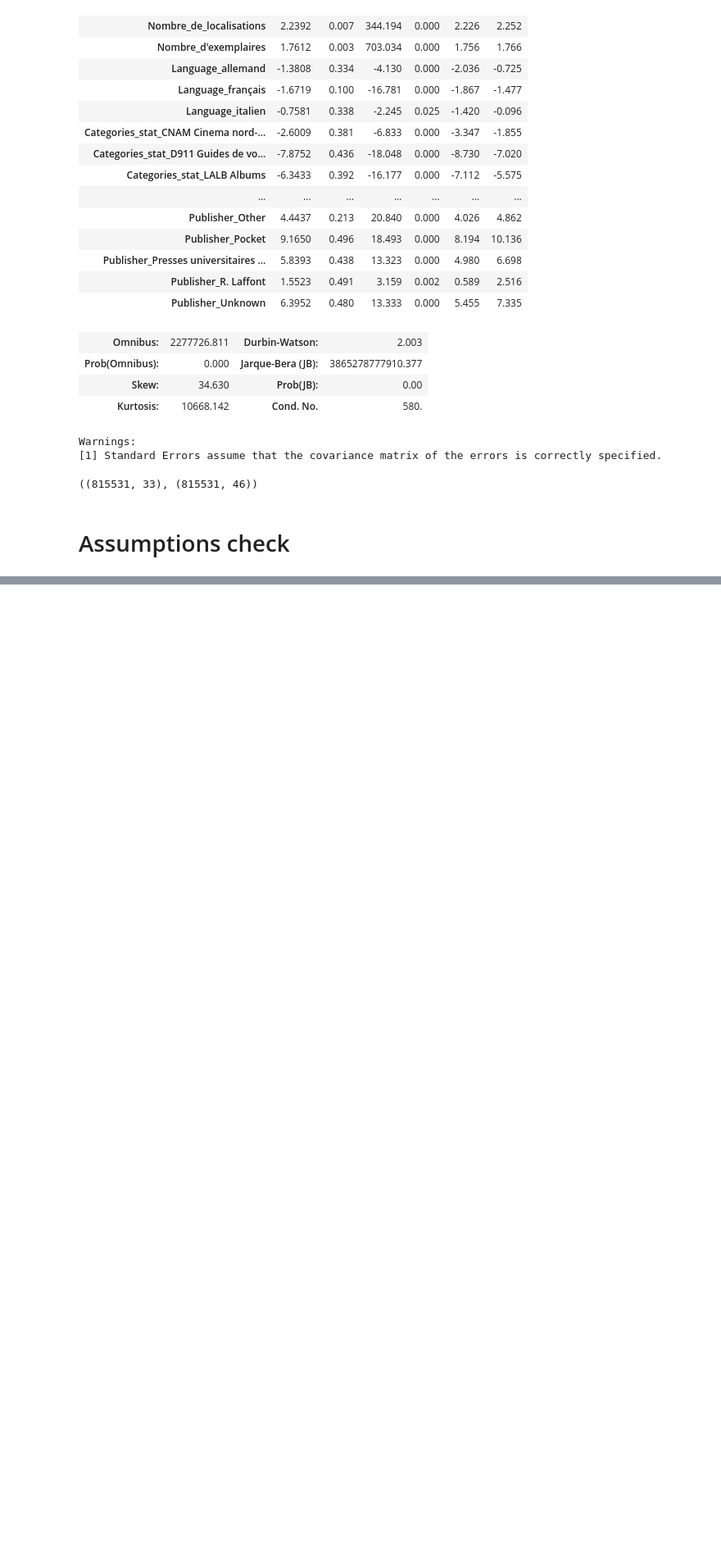
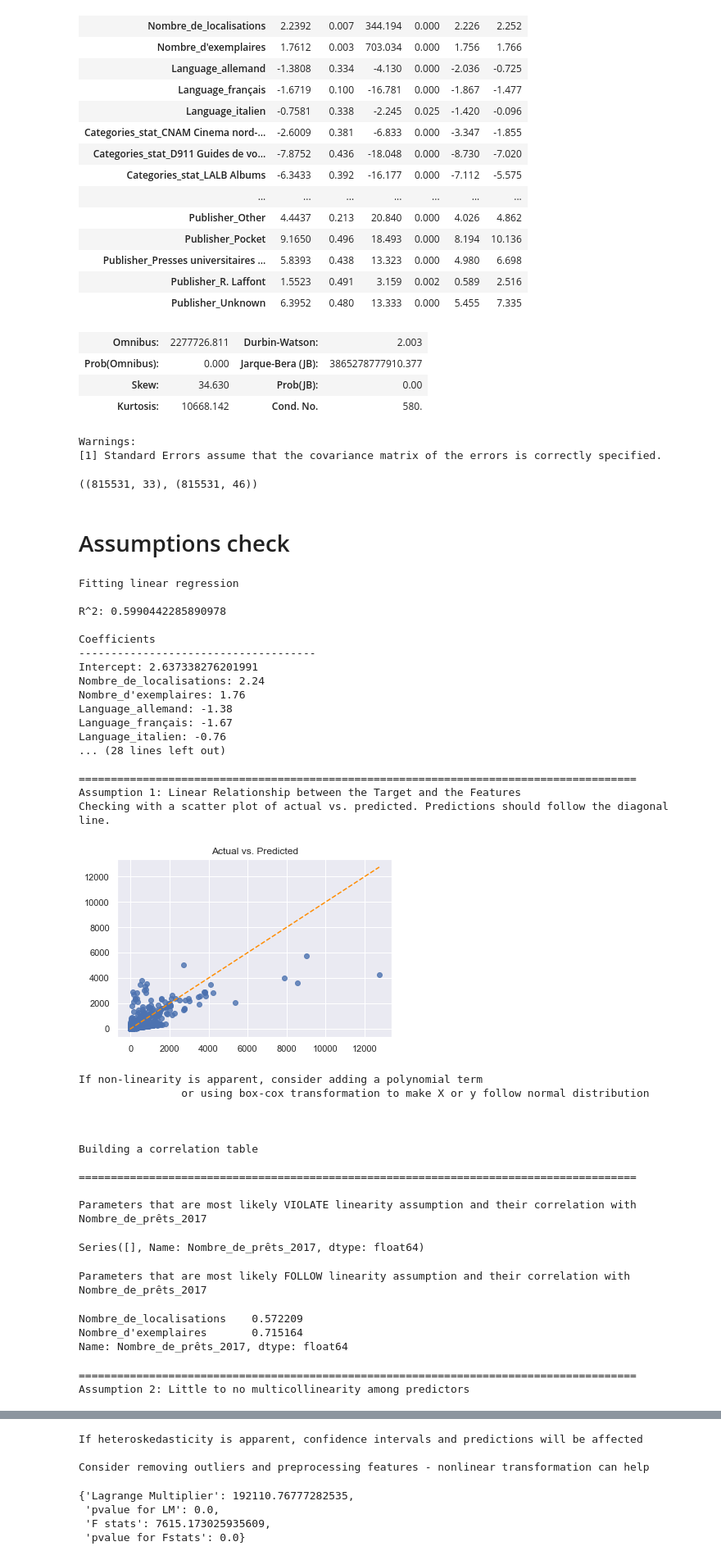
Before and after one commit to srosamont/Projects_Ironhack, a Jupyter notebook: Book_loan/Book_Loan_Cleaning.ipynb, the cells around one changed output, grey strips where cells are left out. Shown at 82% size. Cells and saved outputs as stored; diff of their text form; code cells hidden in the pictures; blank space fills up the shorter version.

Commit message:
Modelling and assumption tests

```diff
--- a/Book_loan/Book_Loan_Cleaning.ipynb
+++ b/Book_loan/Book_Loan_Cleaning.ipynb
@@ -1071,3 +1405,43 @@ X.shape,df1.shape
 ((815531, 33), (815531, 46))
 # %% [markdown]
 # Assumptions check
+# %%
+tester=Assumption_Tester_OLS(X,y)
+# %%
+tester.run_all()
+# %% [output]
+Fitting linear regression
+
+R^2: 0.5990442285890978
+
+Coefficients
+-------------------------------------
+Intercept: 2.637338276201991
+Nombre_de_localisations: 2.24
+Nombre_d'exemplaires: 1.76
+Language_allemand: -1.38
+Language_français: -1.67
+Language_italien: -0.76
+... (28 lines left out)
+
+=======================================================================================
+Assumption 1: Linear Relationship between the Target and the Features
+Checking with a scatter plot of actual vs. predicted. Predictions should follow the diagonal line.
+[figure, added]
+If non-linearity is apparent, consider adding a polynomial term
+                or using box-cox transformation to make X or y follow normal distribution
+
+
+
+Building a correlation table
+
+=======================================================================================
+
+Parameters that are most likely VIOLATE linearity assumption and their correlation with Nombre_de_prêts_2017
+Series([], Name: Nombre_de_prêts_2017, dtype: float64)
+Parameters that are most likely FOLLOW linearity assumption and their correlation with Nombre_de_prêts_2017
+Nombre_de_localisations    0.572209
+Nombre_d'exemplaires       0.715164
+Name: Nombre_de_prêts_2017, dtype: float64
+=======================================================================================
+Assumption 2: Little to no multicollinearity among predictors
@@ -1073,0 +1467,7 @@ X.shape,df1.shape
+If heteroskedasticity is apparent, confidence intervals and predictions will be affected
+
+Consider removing outliers and preprocessing features - nonlinear transformation can help
+{'Lagrange Multiplier': 192110.76777282535,
+ 'pvalue for LM': 0.0,
+ 'F stats': 7615.173025935609,
+ 'pvalue for Fstats': 0.0}
```
Also changed, not shown: parts of 7 cells of this notebook.
